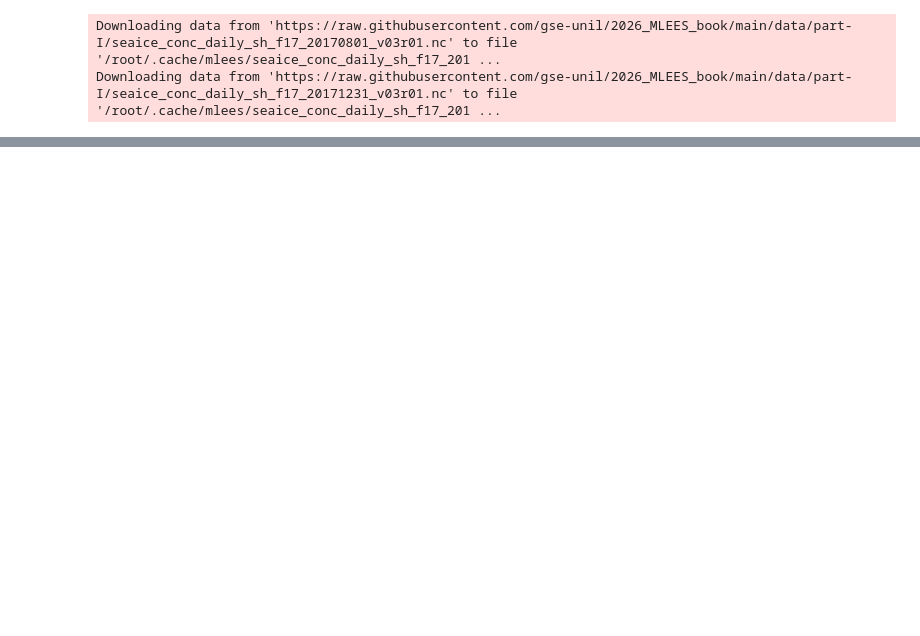
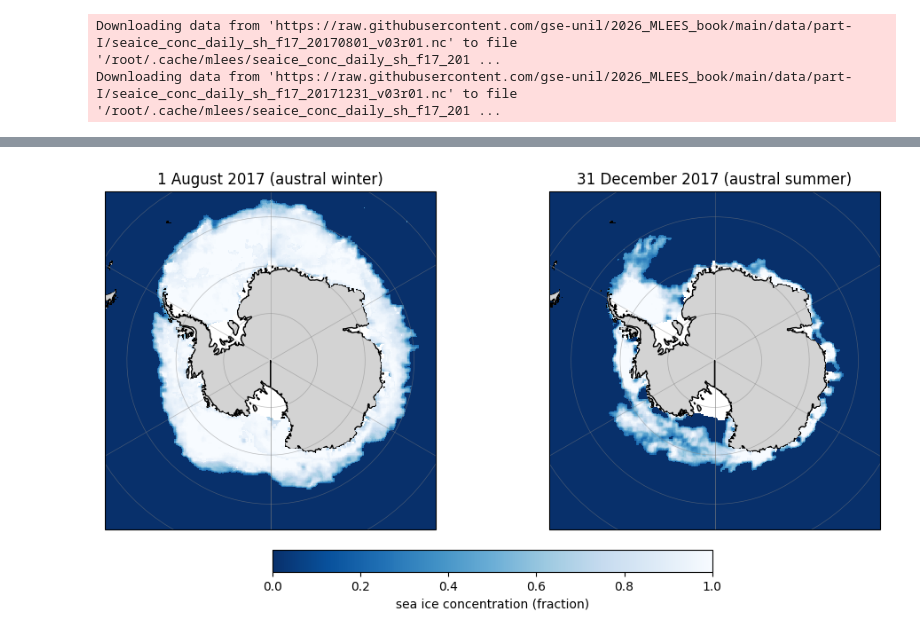
Before and after one commit to oliviaberset/2026_Intro_Python, a Jupyter notebook: live/part-I/1.4-matplotlib-and-xarray-environmental-exercises.ipynb, the cells around one changed output, grey strips where cells are left out. Saved outputs shown, nothing was run; the diff lists cells and outputs as text; code cells hidden in the pictures; blank space fills up the shorter version.

```diff
--- a/live/part-I/1.4-matplotlib-and-xarray-environmental-exercises.ipynb
+++ b/live/part-I/1.4-matplotlib-and-xarray-environmental-exercises.ipynb
@@ -347,3 +344,45 @@ AttributeError: 'function' object has no attribute 'isel'
+# %%
+import cartopy.crs as ccrs
+import cartopy.feature as cfeature
+
+# data
+ds_winter = xr.open_dataset(path_winter).isel(time=0)
+ds_summer = xr.open_dataset(path_summer).isel(time=0)
+
+# data mask
+conc_winter = ds_winter["seaice_conc_cdr"].where(ds_winter["seaice_conc_cdr"] <= 1)
+conc_summer = ds_summer["seaice_conc_cdr"].where(ds_summer["seaice_conc_cdr"] <= 1)
+
+# plot
+fig, axes = plt.subplots(1, 2, figsize=(10,5), layout="constrained",
+                         subplot_kw={"projection": ccrs.SouthPolarStereo()})
+ax_0, ax_1 = axes
+
+# set ax 0
+pcm = ax_0.pcolormesh(ds_winter["longitude"], ds_winter["latitude"],
+                conc_winter, transform=ccrs.PlateCarree(),
+                vmin=0, vmax=1, cmap="Blues_r")
+ax_0.set_title("1 August 2017 (austral winter)")
+
+# set ax 1
+ax_1.pcolormesh(ds_summer["longitude"], ds_summer["latitude"],
+                conc_summer, transform=ccrs.PlateCarree(),
+                vmin=0, vmax=1, cmap="Blues_r")
+ax_1.set_title("31 December 2017 (austral summer)")
+
+# details in map
+for ax in axes:
+  ax.set_extent([-180, 180, -90, -55], ccrs.PlateCarree())
+  ax.add_feature(cfeature.LAND, facecolor="lightgrey", edgecolor="k")
+  ax.gridlines(linewidth=0.5, color="grey", alpha=0.5)
+
+fig.colorbar(pcm, ax=axes, orientation="horizontal",
+             label="sea ice concentration (fraction)",
+             shrink=0.5)
+
+plt.show()
+# %% [output]
+[figure, added]
 # %% [markdown]
 ## Exercise 5: The 2014 earthquakes over North America
 
```
Also changed, not shown: parts of 4 cells of this notebook.
